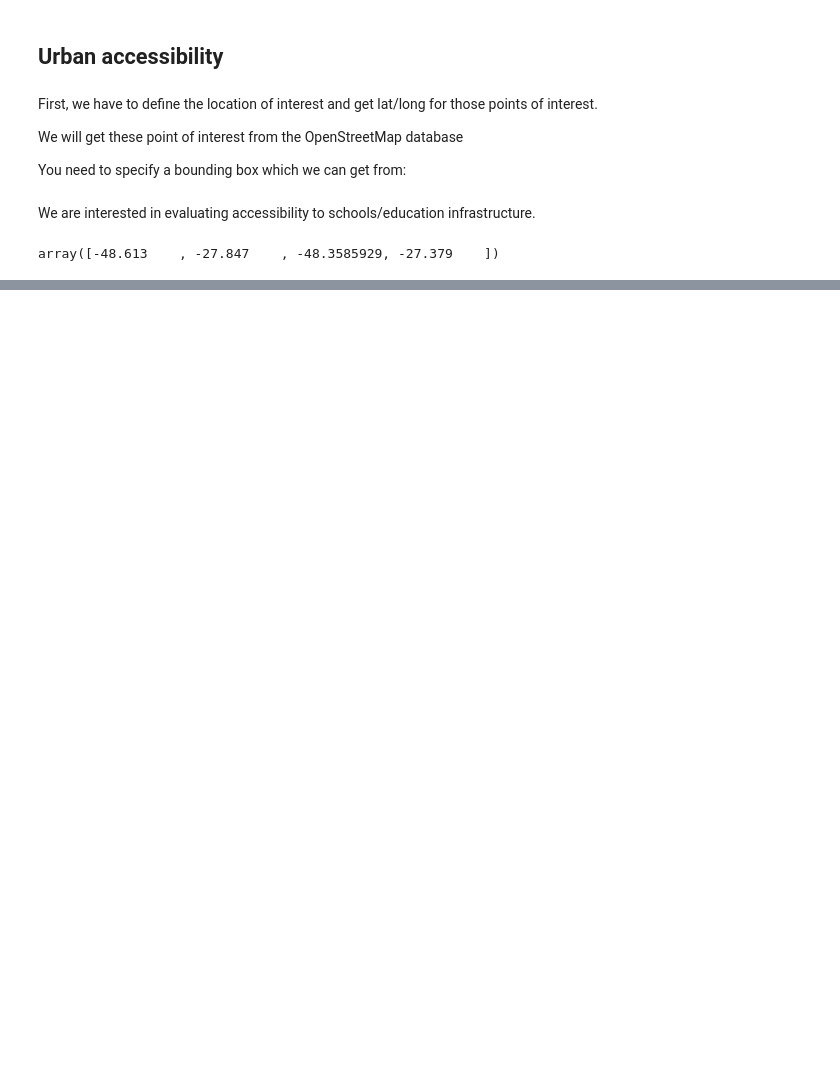
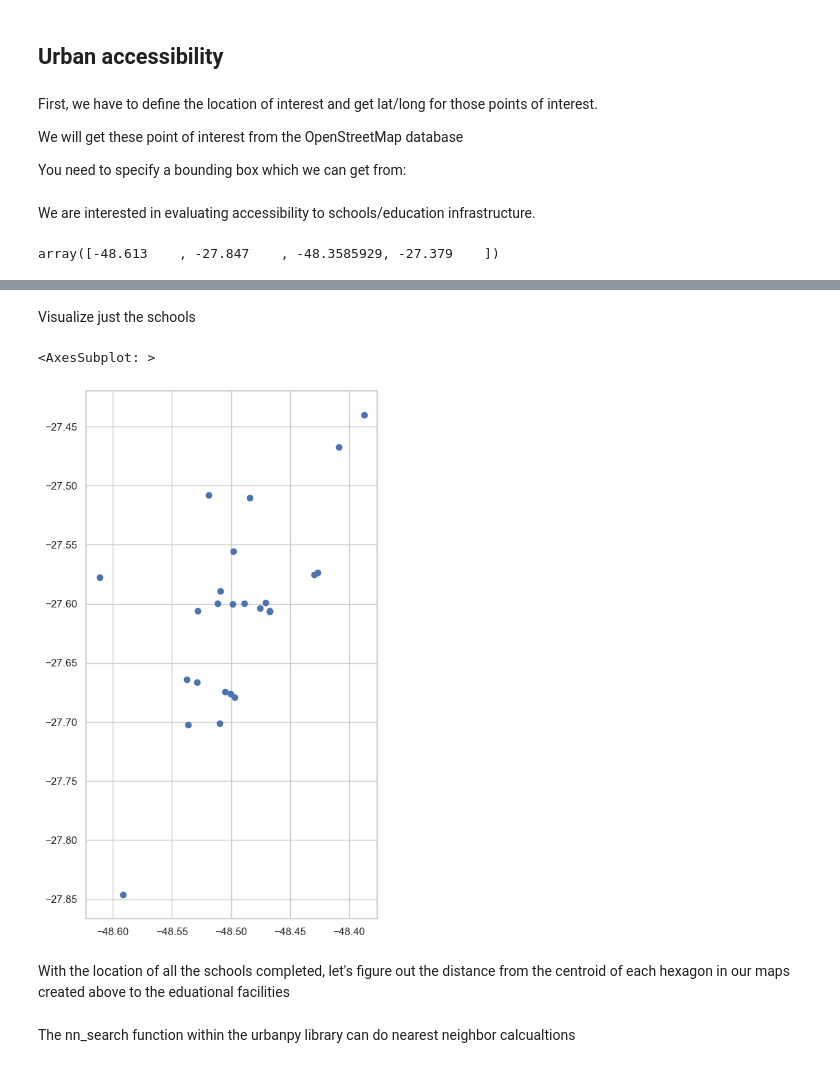
Before and after one commit to EL-BID/IADB-education-1, a Jupyter notebook: florianopolis_model.ipynb, the cells around one changed output, grey strips where cells are left out. Saved outputs shown, nothing was run; the diff lists cells and outputs as text; code cells hidden in the pictures; blank space fills up the shorter version.

```diff
--- a/florianopolis_model.ipynb
+++ b/florianopolis_model.ipynb
@@ -270,0 +373,3 @@ JSONDecodeError: Expecting value: line 1 column 1 (char 0)
+# %%
+# create object called schools with poi_type of school, kindergarten, language school, toy library and library
+schools = es[es['poi_type'].isin(['school', 'kindergarten', 'language_school', 'library'])]
@@ -270,0 +385,9 @@ JSONDecodeError: Expecting value: line 1 column 1 (char 0)
+# %% [markdown]
+Visualize just the schools
+# %%
+schools.plot()
+# %% [output]
+<AxesSubplot: >
+[figure, added]
+# %% [markdown]
+With the location of all the schools completed, let's figure out the distance from the centroid of each hexagon in our maps created above to the eduational facilities
@@ -270,0 +397,2 @@ JSONDecodeError: Expecting value: line 1 column 1 (char 0)
+# %% [markdown]
+The nn_search function within the urbanpy library can do nearest neighbor calcualtions
```
Also changed, not shown: parts of 25 cells of this notebook.
